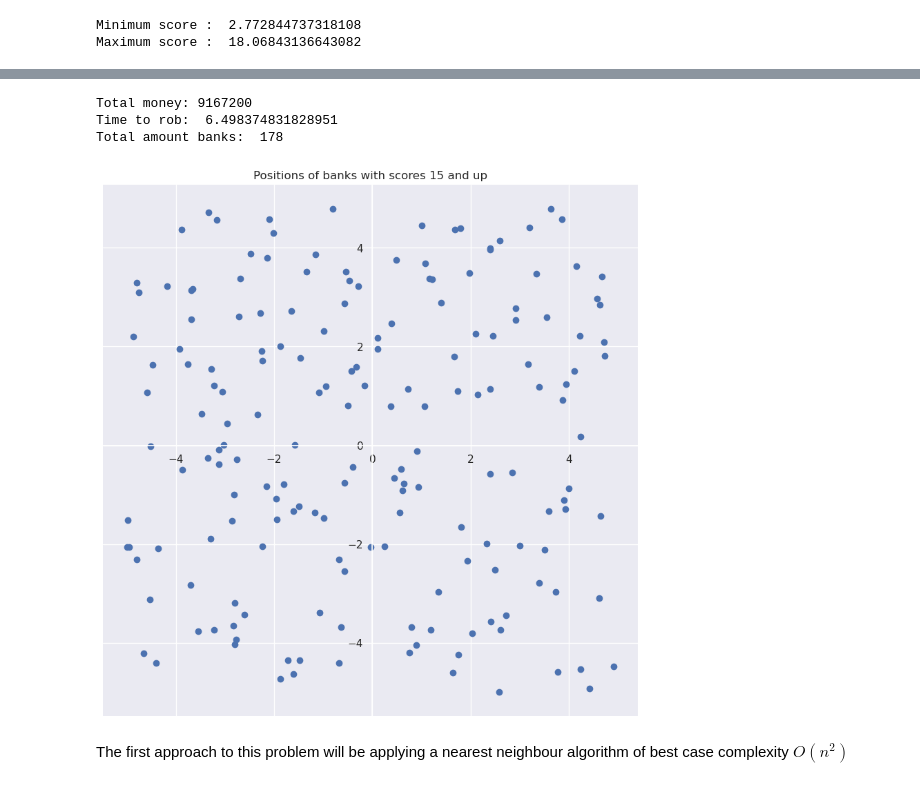
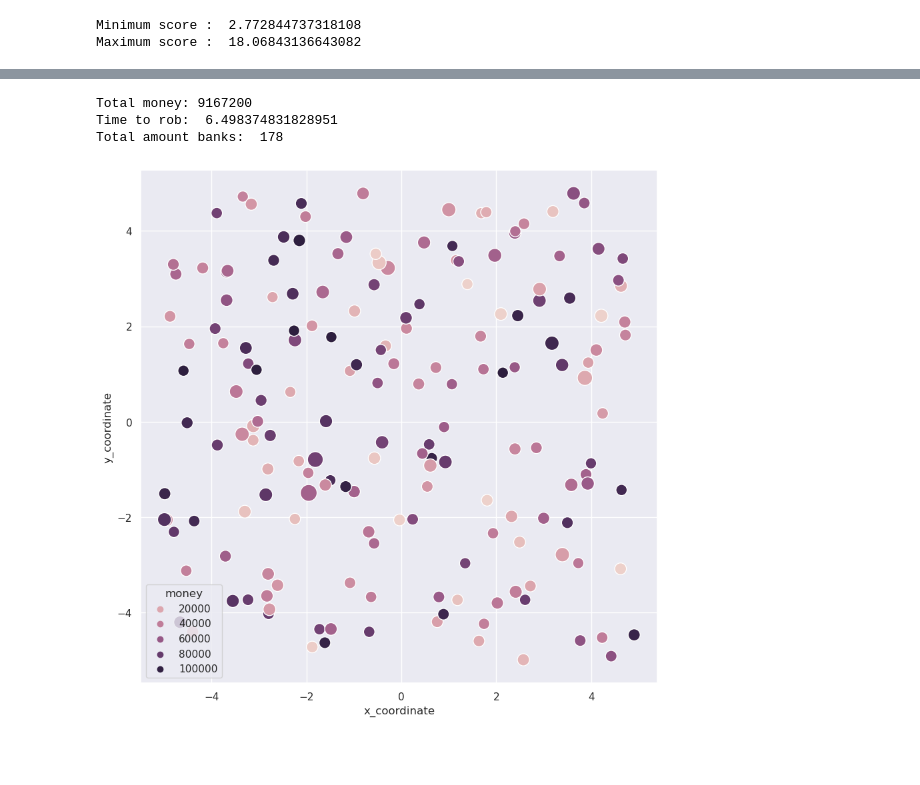
Before and after one commit to pavel-borovikov/algorithms_project, a Jupyter notebook: bank_heist.ipynb, the cells around one changed output, grey strips where cells are left out. Cells and saved outputs as stored; diff of their text form; code cells hidden in the pictures; blank space fills up the shorter version.

```diff
--- a/bank_heist.ipynb
+++ b/bank_heist.ipynb
@@ -94,5 +103,6 @@ plt.plot(x, sorted_scores)
 plt.title('Bank scores')
 plt.xlabel('Banks')
 plt.ylabel('Score')
+sns.set(rc={'figure.figsize':(8, 6)})
 plt.show()
 # %% [output]
@@ -102,23 +112,15 @@ According to the graph above, a small amount of banks have a significantly highe
 # %%
 best = df.loc[(df['score'] >= 12)]
 
-fig, ax = plt.subplots()
-ax.set_title('Positions of banks with scores 15 and up')
-
-ax.scatter(best['x_coordinate'], best['y_coordinate'], label='15 and up')
-ax.spines['left'].set_position('zero')
-ax.spines['bottom'].set_position('zero')
-ax.spines['top'].set_visible(False)
-ax.spines['right'].set_visible(False)
+sns.scatterplot(x=best['x_coordinate'], y=best['y_coordinate'], hue=best['money'], s=best['score']**2)
 
 print('Total money:', best['money'].sum())
 print('Time to rob: ', best['time (hr)'].sum())
 print('Total amount banks: ', len(best))
+sns.set(rc={'figure.figsize':(10, 10)});
 plt.show()
 # %% [output]
 Total money: 9167200
 Time to rob:  6.498374831828951
 Total amount banks:  178
-[figure, old version]
+[figure, new version]
-# %% [markdown]
-The first approach to this problem will be applying a nearest neighbour algorithm of best case complexity $O(n^{2})$
```
Also changed, not shown: parts of 10 cells of this notebook.
